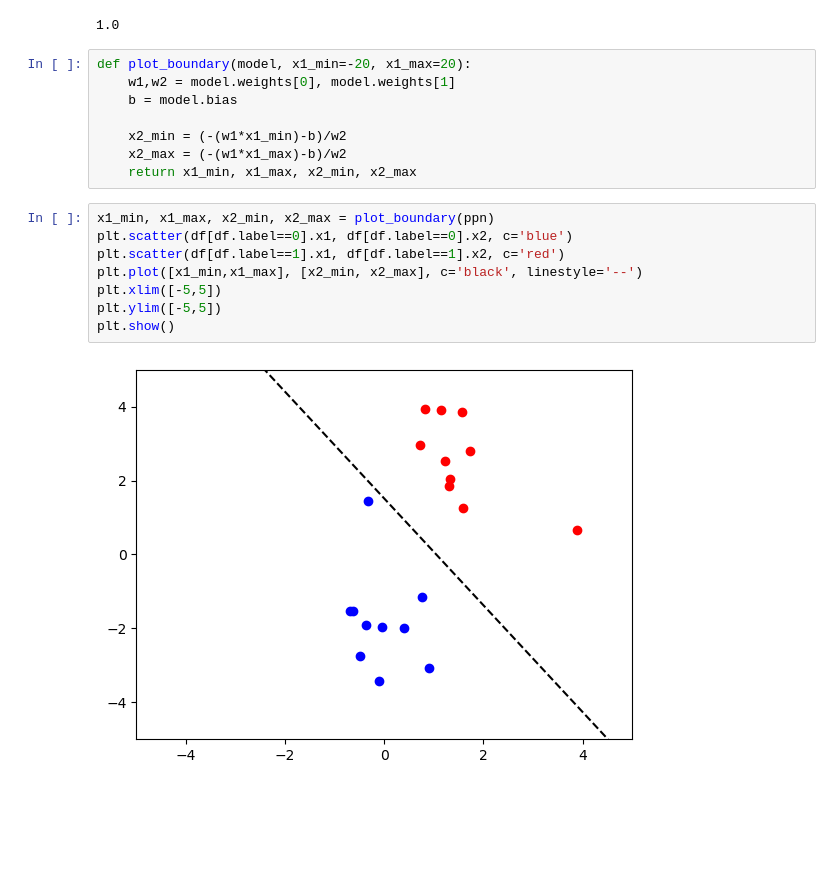
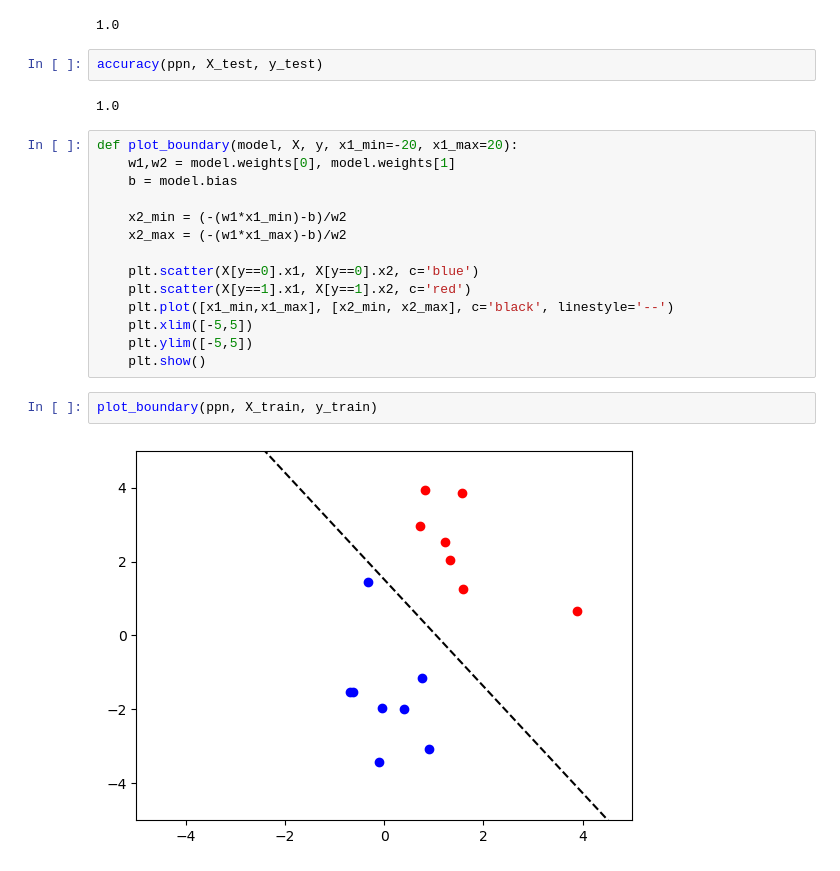
Before and after one commit to SanteriVtj/DL-fundamentals, a Jupyter notebook: nb/dl1_perpetron.ipynb, the cells around one changed output. Cells and saved outputs as stored; diff of their text form; blank space fills up the shorter version.

Commit message:
plot function

```diff
--- a/nb/dl1_perpetron.ipynb
+++ b/nb/dl1_perpetron.ipynb
@@ -102,21 +102,25 @@ def accuracy(model, X, y):
 accuracy(ppn, X_train, y_train)
 # %% [output]
 1.0
+# %%
+accuracy(ppn, X_test, y_test)
+# %% [output]
+1.0
 # %%
-def plot_boundary(model, x1_min=-20, x1_max=20):
+def plot_boundary(model, X, y, x1_min=-20, x1_max=20):
     w1,w2 = model.weights[0], model.weights[1]
     b = model.bias
 
     x2_min = (-(w1*x1_min)-b)/w2
     x2_max = (-(w1*x1_max)-b)/w2
-    return x1_min, x1_max, x2_min, x2_max
+
+    plt.scatter(X[y==0].x1, X[y==0].x2, c='blue')
+    plt.scatter(X[y==1].x1, X[y==1].x2, c='red')
+    plt.plot([x1_min,x1_max], [x2_min, x2_max], c='black', linestyle='--')
+    plt.xlim([-5,5])
+    plt.ylim([-5,5])
+    plt.show()
-# %%
-x1_min, x1_max, x2_min, x2_max = plot_boundary(ppn)
-plt.scatter(df[df.label==0].x1, df[df.label==0].x2, c='blue')
-plt.scatter(df[df.label==1].x1, df[df.label==1].x2, c='red')
-plt.plot([x1_min,x1_max], [x2_min, x2_max], c='black', linestyle='--')
-plt.xlim([-5,5])
-plt.ylim([-5,5])
-plt.show()
-# %% [output]
-[figure, removed]
+# %%
+plot_boundary(ppn, X_train, y_train)
+# %% [output]
+[figure, added]
```
Also changed, not shown: parts of 1 cell of this notebook.
